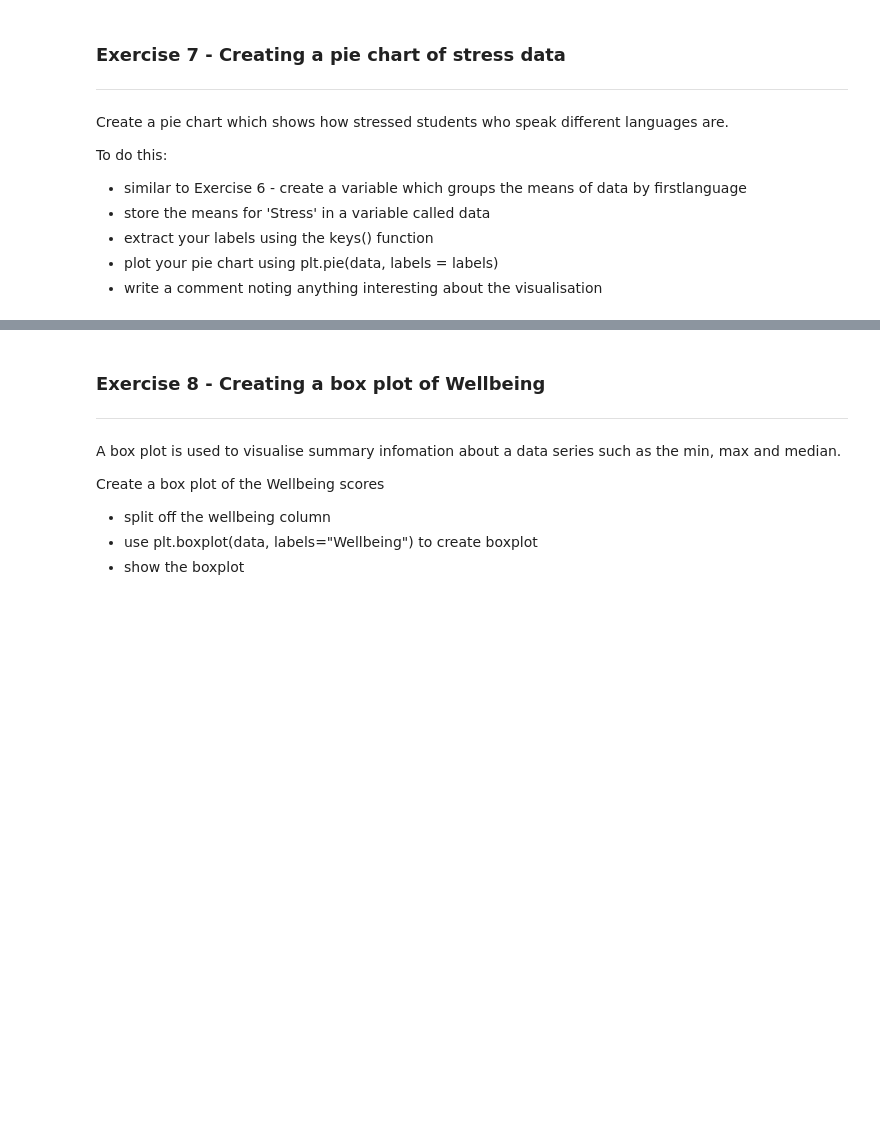
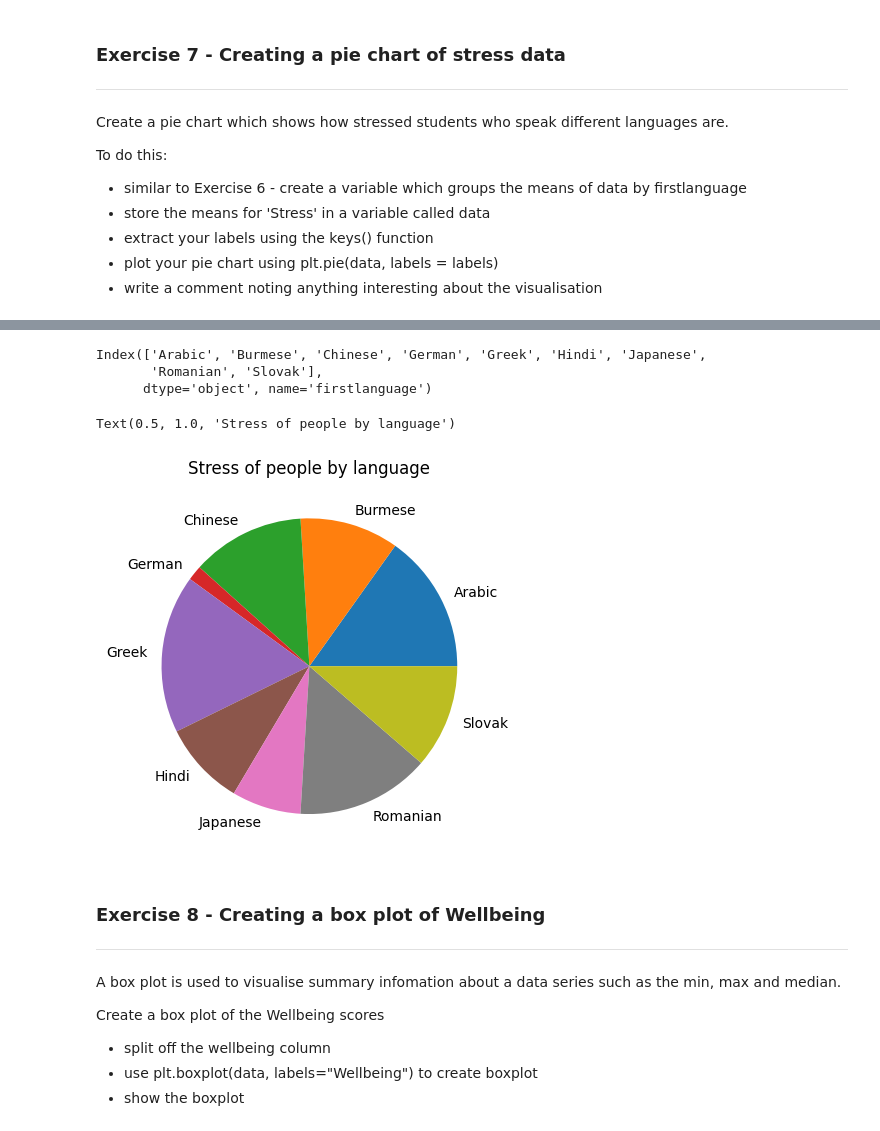
Before and after one commit to fraserrbarclay/Python-Data-Practicals, a Jupyter notebook: Week_7_Correlation_and_visualisation.ipynb, the cells around one changed output, grey strips where cells are left out. Drawn from its saved outputs; the diff is of its cells as text; code cells hidden in the pictures; blank space fills up the shorter version.

```diff
--- a/Week_7_Correlation_and_visualisation.ipynb
+++ b/Week_7_Correlation_and_visualisation.ipynb
@@ -354,2 +356,2 @@ To do this:
 # %%
-psych_data =
+psych_data.info()
@@ -355,0 +376,3 @@ psych_data =
+# %%
+language_psych = psych_data.groupby("firstlanguage").mean()
+language_psych.head()
@@ -355,0 +387,3 @@ psych_data =
+# %%
+data = language_psych['Stress']
+data
@@ -356,3 +402,16 @@ psych_data =
+# %%
+labels = data.keys()
+labels
+# %% [output]
+Index(['Arabic', 'Burmese', 'Chinese', 'German', 'Greek', 'Hindi', 'Japanese',
+       'Romanian', 'Slovak'],
+      dtype='object', name='firstlanguage')
+# %%
+plt.pie(data,labels=labels)
+plt.title('Stress of people by language')
+# %% [output]
+Text(0.5, 1.0, 'Stress of people by language')
+[figure, added]
 # %% [markdown]
 ### Exercise 8 - Creating a box plot of Wellbeing
 ---
```
Also changed, not shown: parts of 8 cells of this notebook.
